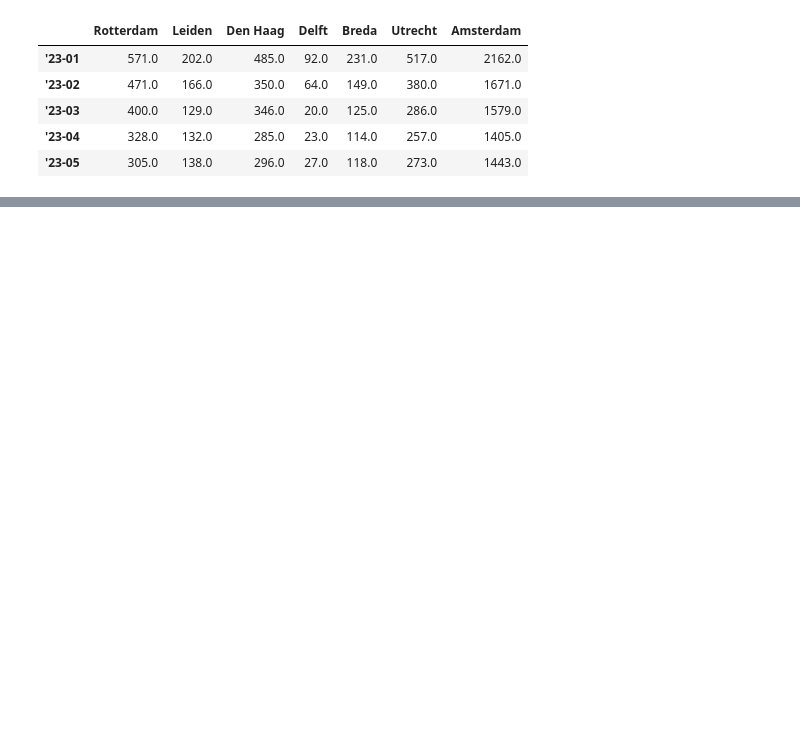
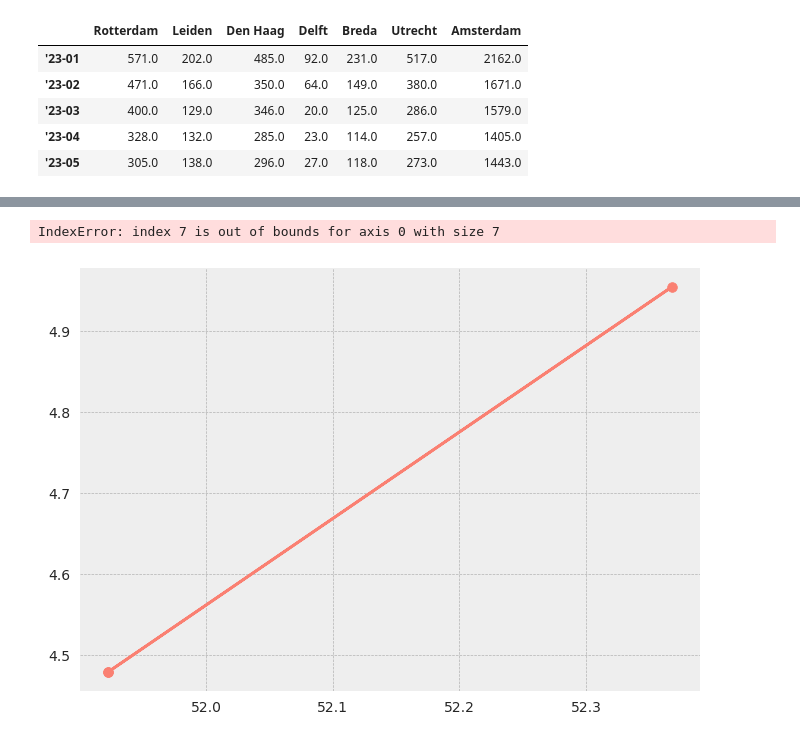
Before and after one commit to Kikahhs/Jaar-4, a Jupyter notebook: Shortpaper 2/shortpaper2.ipynb, the cells around one changed output, grey strips where cells are left out. Drawn from its saved outputs; the diff is of its cells as text; code cells hidden in the pictures; blank space fills up the shorter version.

```diff
--- a/Shortpaper 2/shortpaper2.ipynb
+++ b/Shortpaper 2/shortpaper2.ipynb
@@ -157,0 +267,16 @@ ValueError: all the input arrays must have same number of dimensions, but the ar
+# %%
+def find_tours(model):
+    tours = []
+    for k in model.K:
+        node = 0
+        tours.append([0])
+        while True:
+            for j in model.V:
+                if (node, j) in model.A:
+                    if np.isclose(model.x[node, j, k].value, 1):
+                        node = j
+                        tours[-1].append(node)
+                        break
+            if node == 0:
+                break
+    return tours
@@ -157,0 +287,3 @@ ValueError: all the input arrays must have same number of dimensions, but the ar
+# %%
+tours = find_tours(model)
+print(tours)
@@ -157,0 +303,40 @@ ValueError: all the input arrays must have same number of dimensions, but the ar
+# %%
+colours = [
+    "darkslategray",
+    "crimson",
+    "salmon",
+    "saddlebrown",
+    "peru",
+    "darkorange",
+    "goldenrod",
+    "khaki",
+    "olivedrab",
+    "mediumseagreen",
+    "forestgreen",
+    "teal",
+    "cadetblue",
+    "skyblue",
+    "steelblue",
+    "navy",
+    "slateblue",
+    "mediumpurple",
+    "orchid",
+    "palevioletred",
+]
+
+colours = colours[2:15]
+
+for tour in range(len(tours)):
+    tour_coordinates = coordinaten[tours[tour]]
+    x0, y0 = tour_coordinates[:, 0], tour_coordinates[:, 1]
+    plt.scatter(x0, y0, color=colours[tour], zorder=2)
+    plt.plot(x0, y0, color=colours[tour], label=f'Tour {tour}', zorder=1)
+
+plt.title(f'K={n_vehicles} geeft: {round(solution.best_feasible_objective, 3)}')
+plt.xlabel("X Values")
+plt.ylabel("Y Values")
+plt.legend()
+plt.show()
+# %% [output]
+IndexError: index 7 is out of bounds for axis 0 with size 7
+[figure, added]
```
Also changed, not shown: parts of 26 cells of this notebook, 3 other files.
